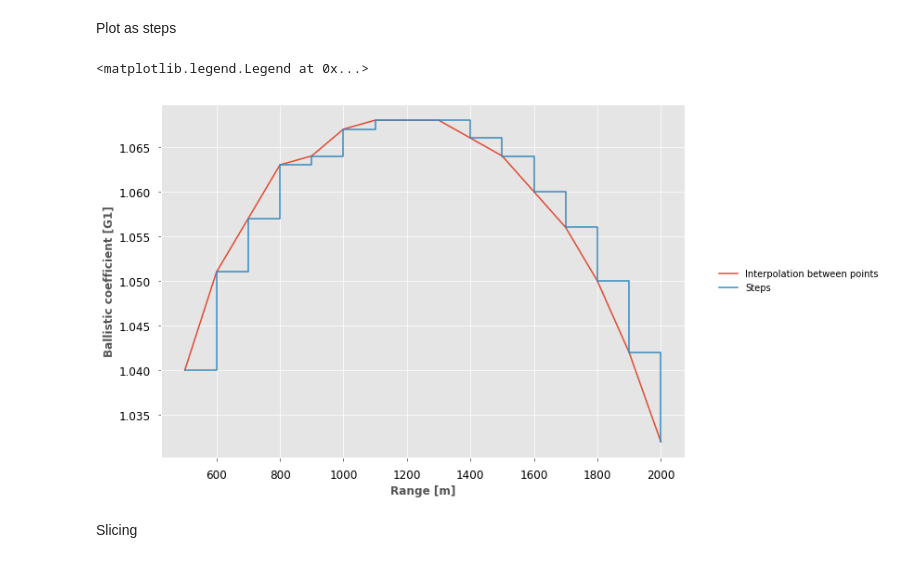
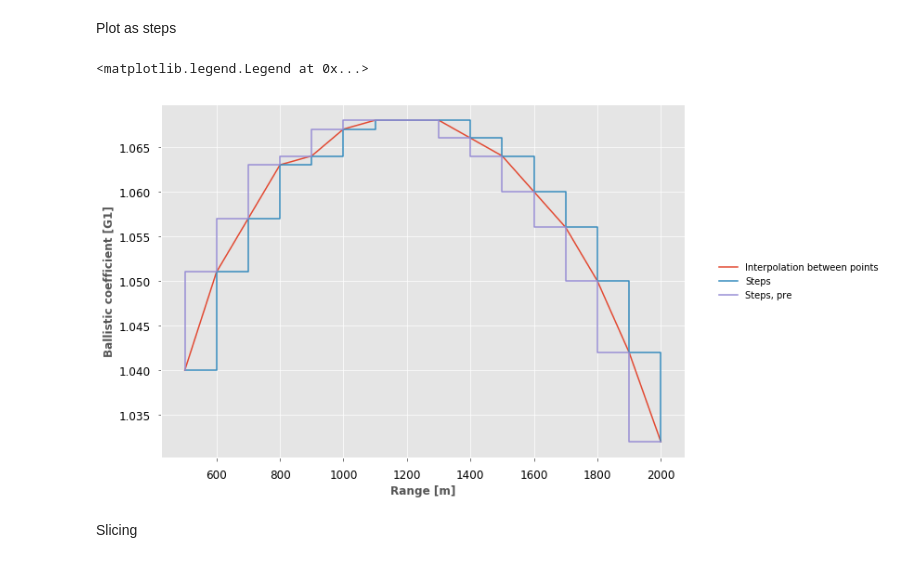
Before and after one commit to e-roux/lerp, a Jupyter notebook: docs/_src/lerp.ipynb, the cells around one changed output. Saved outputs shown, nothing was run; the diff lists cells and outputs as text; code cells hidden in the pictures.

```diff
--- a/docs/_src/lerp.ipynb
+++ b/docs/_src/lerp.ipynb
@@ -72,13 +74,15 @@ Plot as steps
 # %%
 plt.figure(figsize=(12,7))
 
 BC.plot(label="Interpolation between points")
 BC.steps.plot(label="Steps")
+BC.steps.plot(where="pre", label="Steps, pre")
+
 
 plt.legend(bbox_to_anchor=(1.05, 0.5), loc='center left', facecolor="white", frameon=False)
 # %% [output]
 <matplotlib.legend.Legend at 0x...>
-[figure, old version]
+[figure, new version]
 # %% [markdown]
 Slicing
 # %%
```
Also changed, not shown: parts of 31 cells of this notebook.
